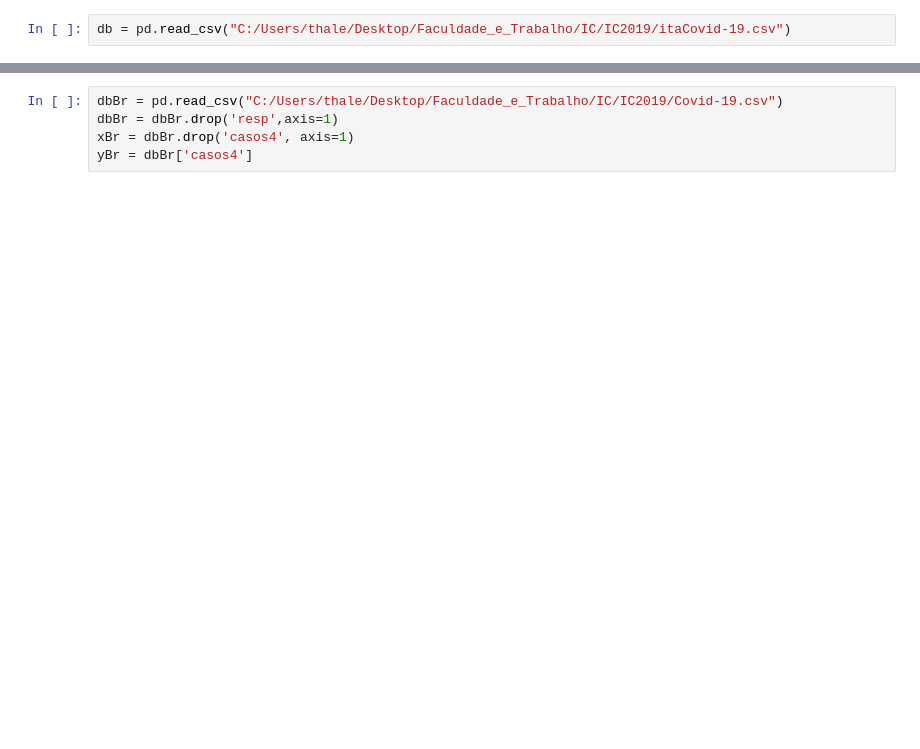
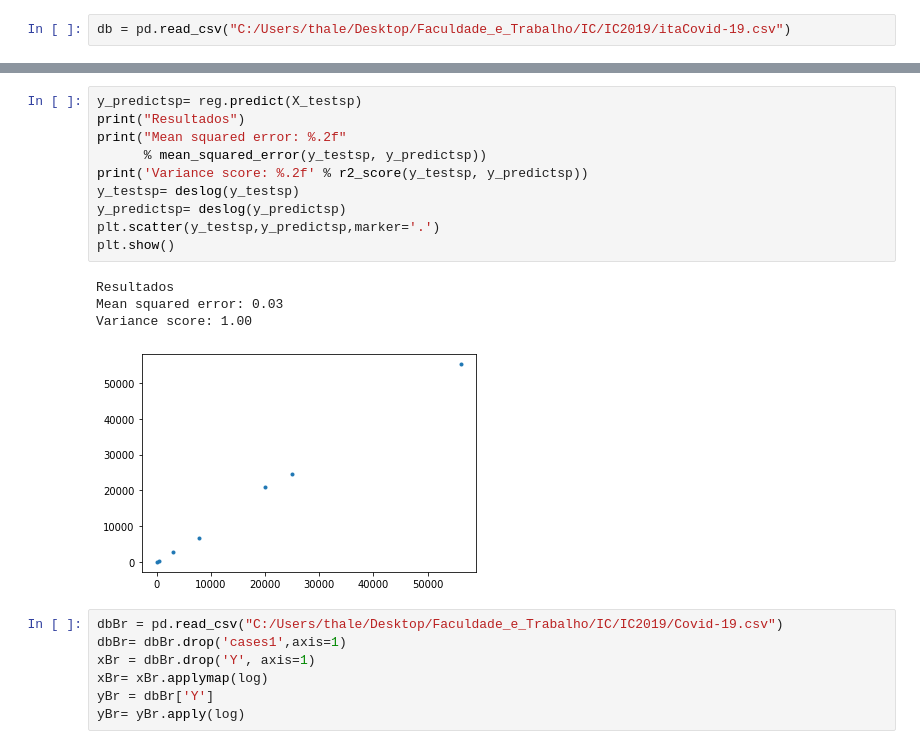
Before and after one commit to ThalesNoge/IC2019, a Jupyter notebook: covid-19.ipynb, the cells around one changed output, grey strips where cells are left out. Drawn from its saved outputs; the diff is of its cells as text; blank space fills up the shorter version.

```diff
--- a/covid-19.ipynb
+++ b/covid-19.ipynb
@@ -74,8 +137,25 @@ Variance score: 1.00
+# %%
+y_predictsp= reg.predict(X_testsp)
+print("Resultados")
+print("Mean squared error: %.2f"
+      % mean_squared_error(y_testsp, y_predictsp))
+print('Variance score: %.2f' % r2_score(y_testsp, y_predictsp))
+y_testsp= deslog(y_testsp)
+y_predictsp= deslog(y_predictsp)
+plt.scatter(y_testsp,y_predictsp,marker='.')
+plt.show()
+# %% [output]
+Resultados
+Mean squared error: 0.03
+Variance score: 1.00
+[figure, added]
 # %%
 dbBr = pd.read_csv("C:/Users/thale/Desktop/Faculdade_e_Trabalho/IC/IC2019/Covid-19.csv")
-dbBr = dbBr.drop('resp',axis=1)
-xBr = dbBr.drop('casos4', axis=1)
-yBr = dbBr['casos4']
+dbBr= dbBr.drop('cases1',axis=1)
+xBr = dbBr.drop('Y', axis=1)
+xBr= xBr.applymap(log)
+yBr = dbBr['Y']
+yBr= yBr.apply(log)
 # %%
 YbrPred = reg.predict(xBr)
 print("Resultados")
```
Also changed, not shown: parts of 9 cells of this notebook, 5 other files.
